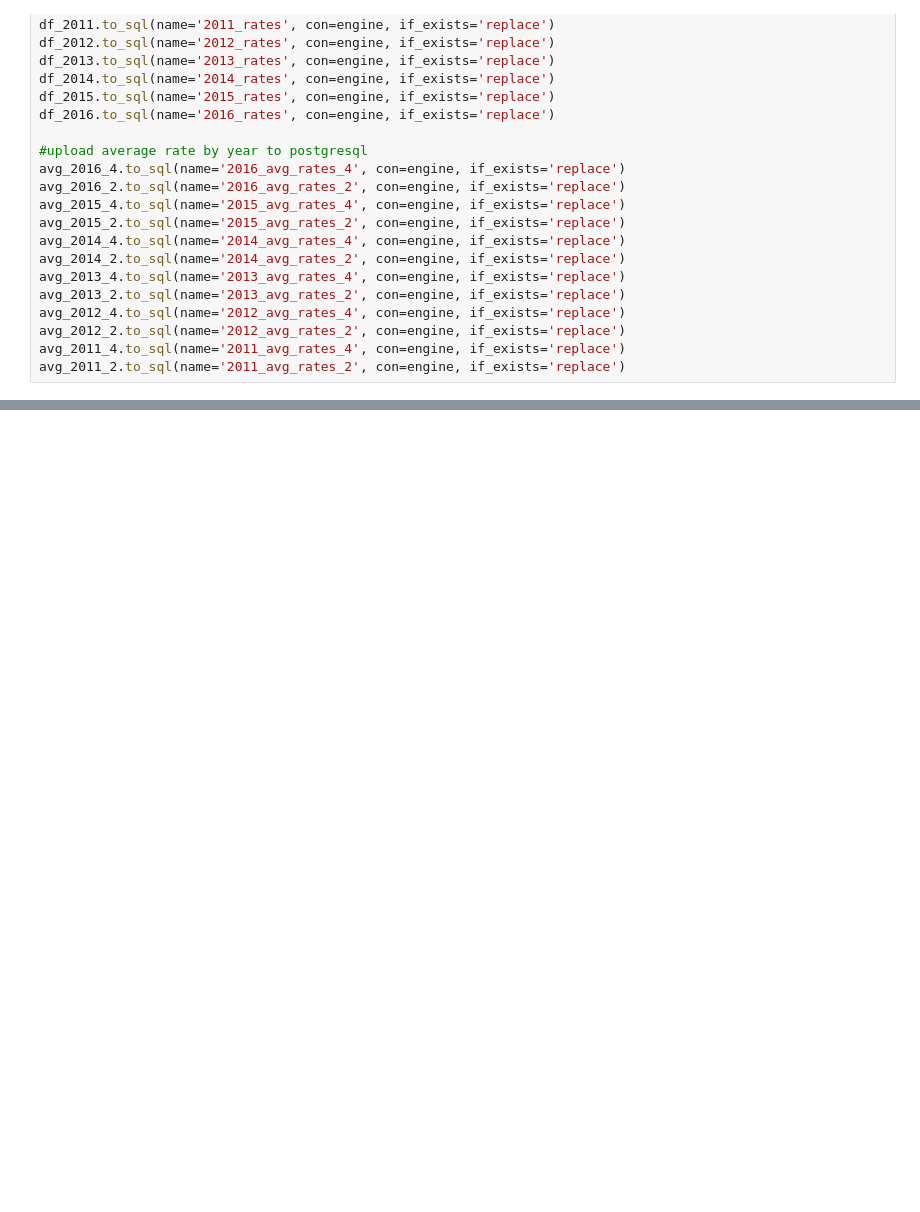
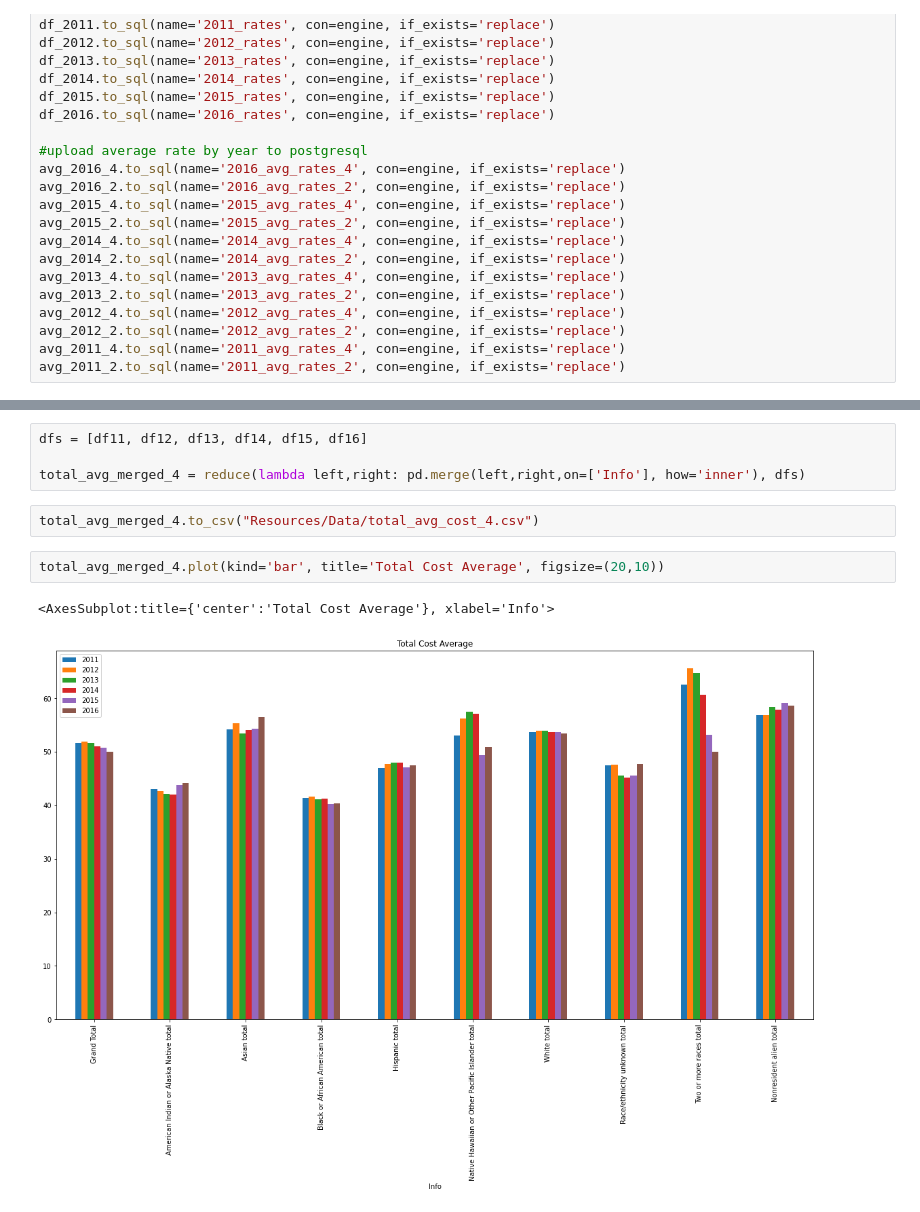
Before and after one commit to mthalken/Tuition_Analysis, a Jupyter notebook: Refactored_Cleaning_Code.ipynb, the cells around one changed output, grey strips where cells are left out. Cells and saved outputs as stored; diff of their text form; blank space fills up the shorter version.

```diff
--- a/Refactored_Cleaning_Code.ipynb
+++ b/Refactored_Cleaning_Code.ipynb
@@ -823,0 +800,11 @@ df_2011
+# %%
+dfs = [df11, df12, df13, df14, df15, df16]
+
+total_avg_merged_4 = reduce(lambda left,right: pd.merge(left,right,on=['Info'], how='inner'), dfs)
+# %%
+total_avg_merged_4.to_csv("Resources/Data/total_avg_cost_4.csv")
+# %%
+total_avg_merged_4.plot(kind='bar', title='Total Cost Average', figsize=(20,10))
+# %% [output]
+<AxesSubplot:title={'center':'Total Cost Average'}, xlabel='Info'>
+[figure, added]
```
Also changed, not shown: parts of 42 cells of this notebook, 33 other files.
